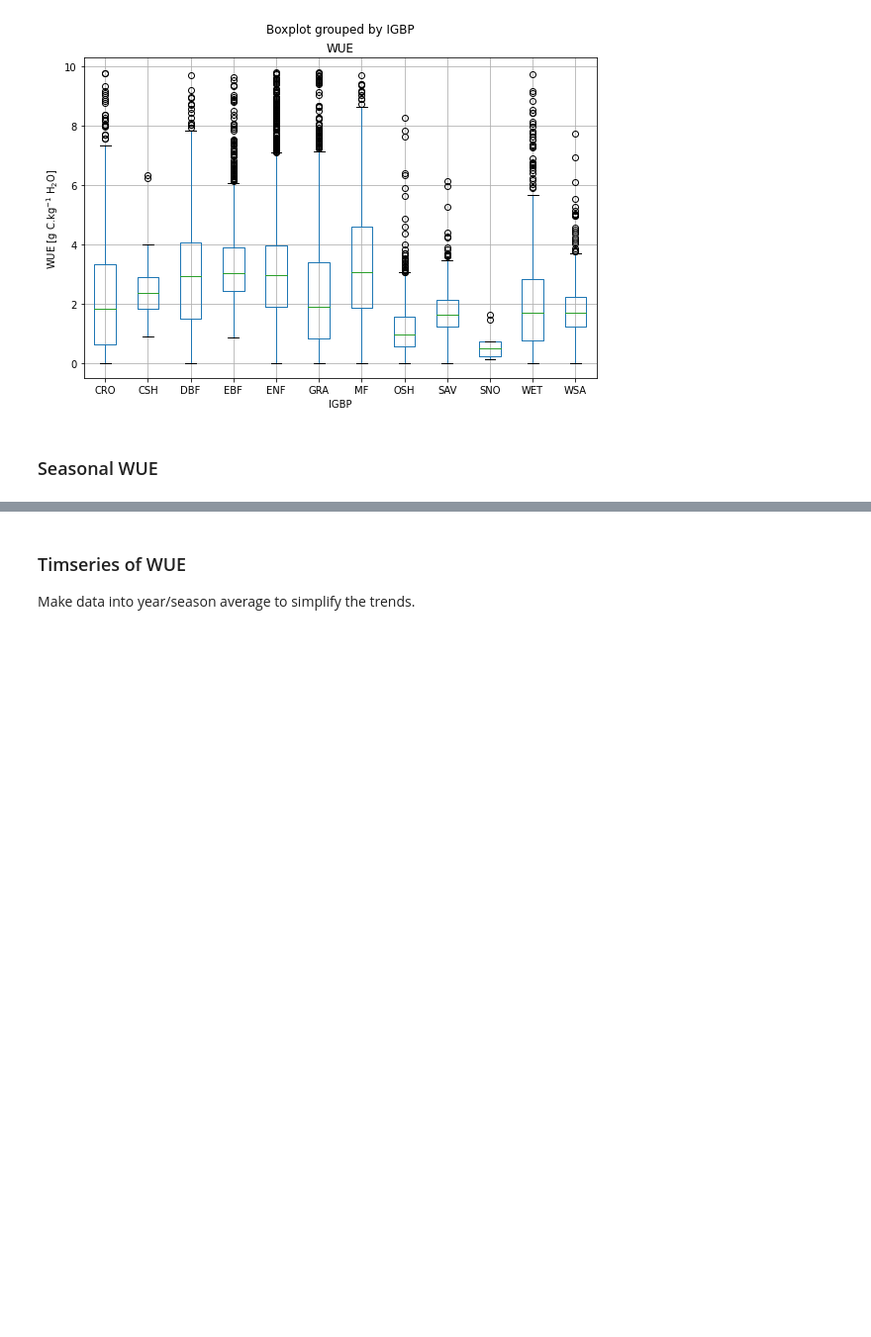
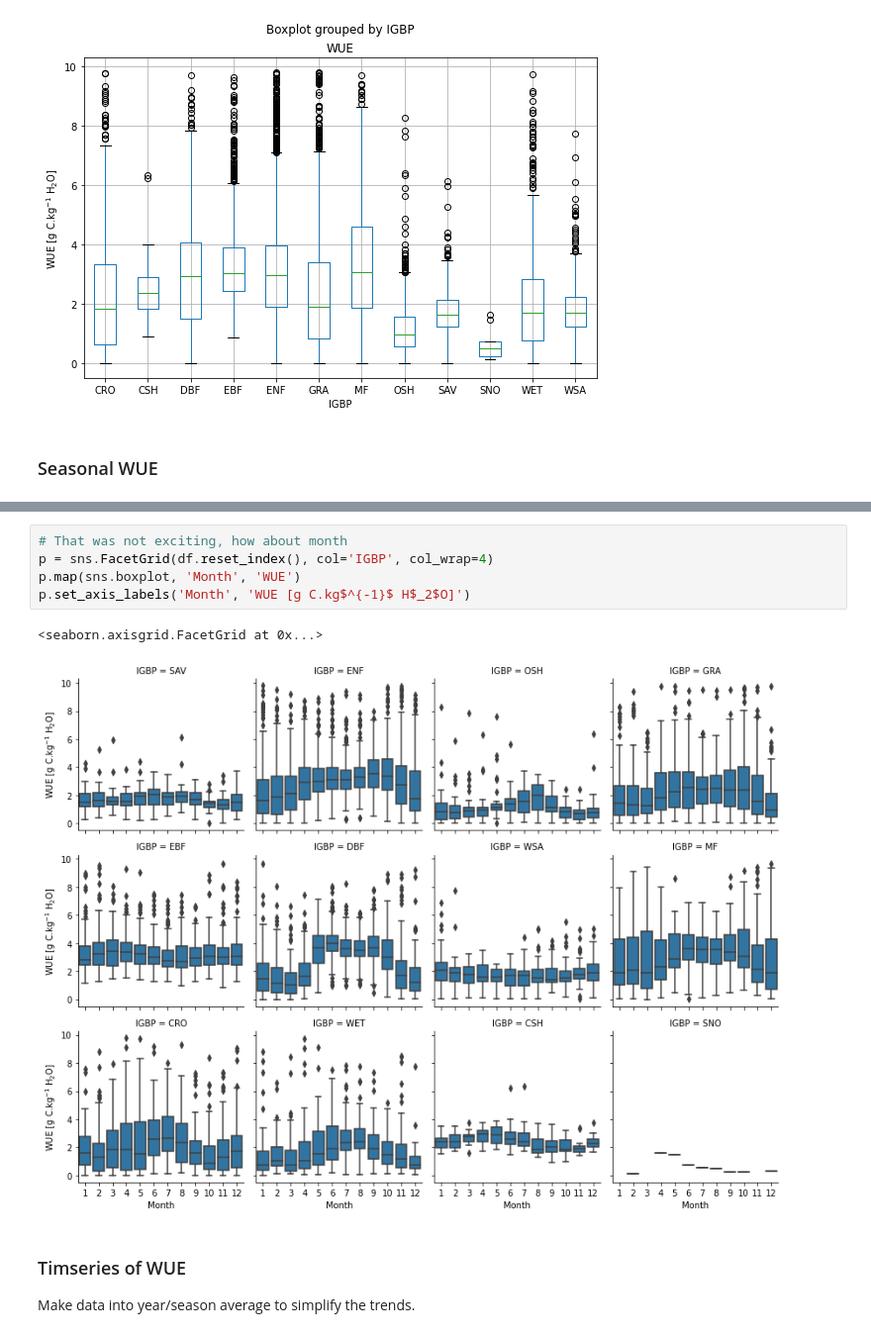
Before and after one commit to buzacott/frontiers_ecohydrology, a Jupyter notebook: frontiers_ecohydrology.ipynb, the cells around one changed output, grey strips where cells are left out. Shown at 99% size. Saved outputs shown, nothing was run; the diff lists cells and outputs as text; blank space fills up the shorter version.

```diff
--- a/frontiers_ecohydrology.ipynb
+++ b/frontiers_ecohydrology.ipynb
@@ -329,3 +334,11 @@ p.set_axis_labels('Season', 'WUE [g C.kg$^{-1}$ H$_2$O]')
+# %%
+# That was not exciting, how about month
+p = sns.FacetGrid(df.reset_index(), col='IGBP', col_wrap=4)
+p.map(sns.boxplot, 'Month', 'WUE')
+p.set_axis_labels('Month', 'WUE [g C.kg$^{-1}$ H$_2$O]')
+# %% [output]
+<seaborn.axisgrid.FacetGrid at 0x...>
+[figure, added]
 # %% [markdown]
 ### Timseries of WUE
 
```
Also changed, not shown: parts of 8 cells of this notebook.
